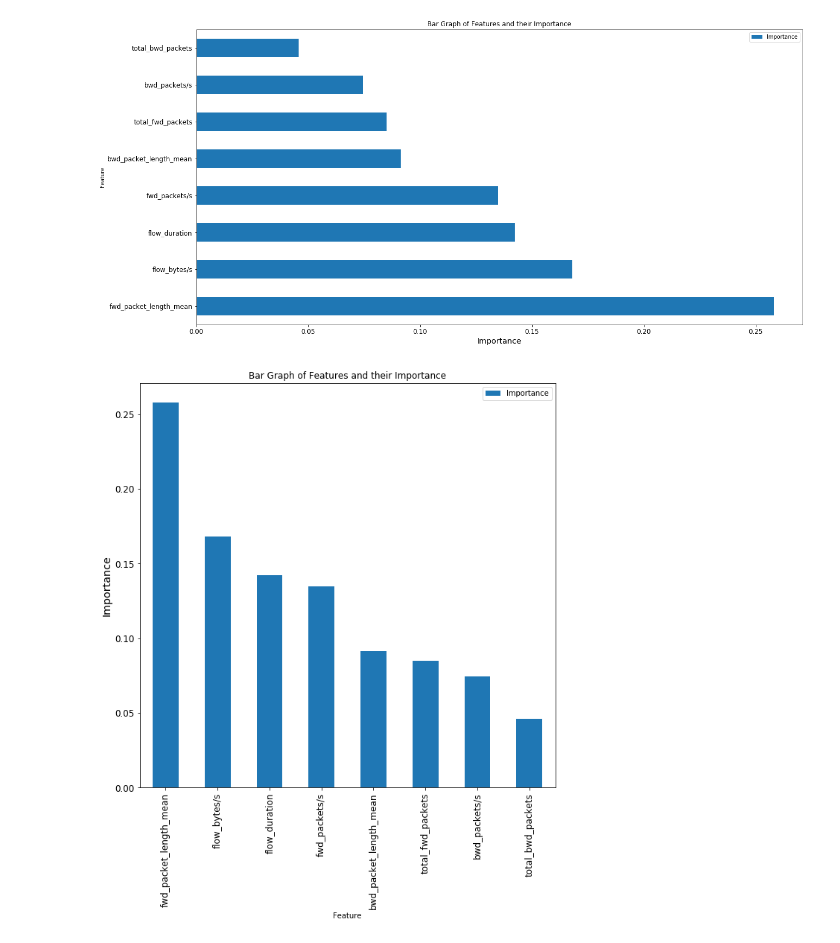
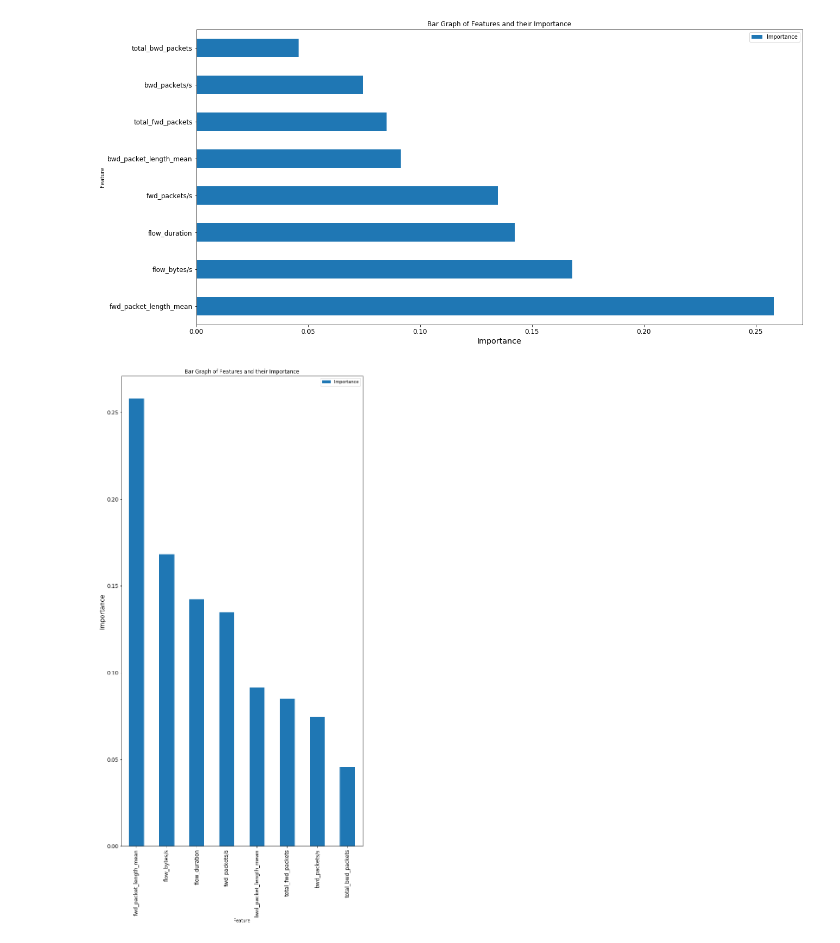
Before and after one commit to mwnewlin/AFIT, a Jupyter notebook: CSCE 623/project/code/NEWLIN_Project.ipynb, the cells around one changed output. Drawn from its saved outputs; the diff is of its cells as text; code cells hidden in the pictures.

```diff
--- a/CSCE 623/project/code/NEWLIN_Project.ipynb
+++ b/CSCE 623/project/code/NEWLIN_Project.ipynb
@@ -941,13 +941,13 @@ plt.show()
 # %% [output]
 [figure]
 # %%
-ax=features_and_importances.plot.bar('Feature', figsize=(10,10), fontsize='large')
+ax=features_and_importances.plot.bar('Feature', figsize=(10,20), fontsize='large')
 #plt.figure(figsize=(10,10))
 #plt.barh(features_and_importances['Feature'], width=1,  wrap=True)
 plt.title("Bar Graph of Features and their Importance")
 plt.ylabel("Importance", fontsize='x-large')
 plt.savefig('../figures/feature_importance_vert.eps')
 plt.savefig('../figures/feature_importance_vert.png')
 plt.show()
 # %% [output]
-[figure, old version]
+[figure, new version]
```
Also changed, not shown: 2 other files.
